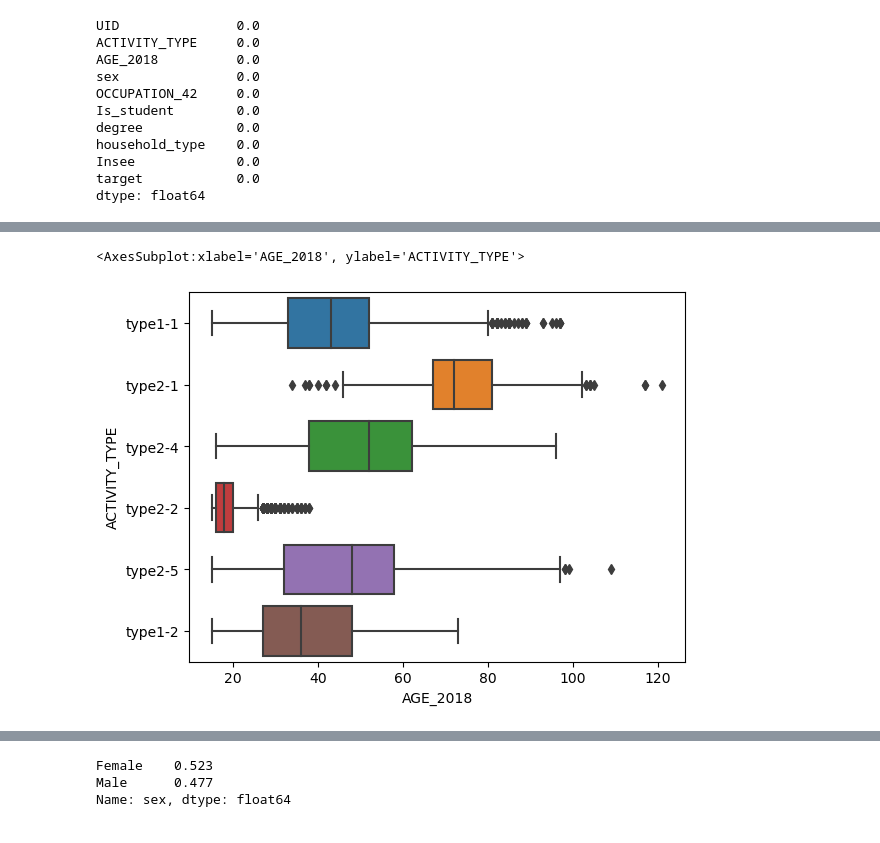
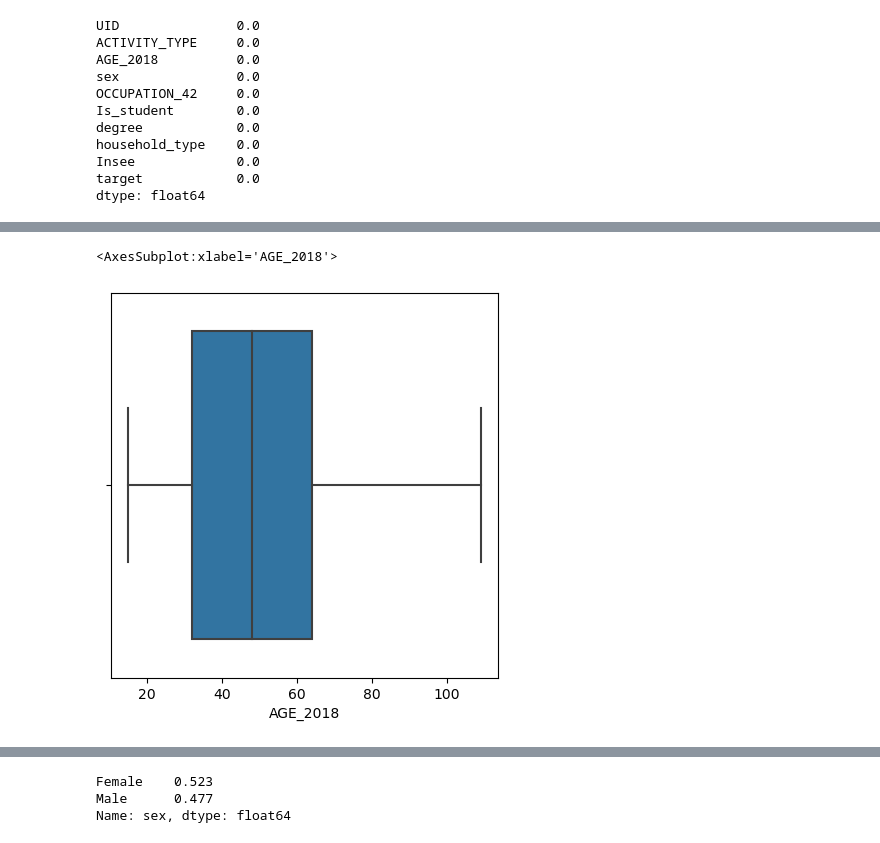
Before and after one commit to matardoky/ould-, a Jupyter notebook: Analyse et exploration des données .ipynb, the cells around one changed output, grey strips where cells are left out. Drawn from its saved outputs; the diff is of its cells as text; code cells hidden in the pictures.

```diff
--- a/Analyse et exploration des données .ipynb
+++ b/Analyse et exploration des données .ipynb
@@ -55,9 +54,9 @@ for col in df.select_dtypes('float'):
 # %%
-plt.figure()
-sns.boxplot(data=df, x='AGE_2018', y='ACTIVITY_TYPE')
+plt.figure(figsize=(5,5))
+sns.boxplot(x = df["AGE_2018"])
 # %% [output]
-<AxesSubplot:xlabel='AGE_2018', ylabel='ACTIVITY_TYPE'>
+<AxesSubplot:xlabel='AGE_2018'>
-[figure, old version]
+[figure, new version]
 # %%
 for col in df.select_dtypes('object'):
     print(f'{col:-<50} {df[col].unique()}')
```
Also changed, not shown: parts of 9 cells of this notebook, 1 other file.
